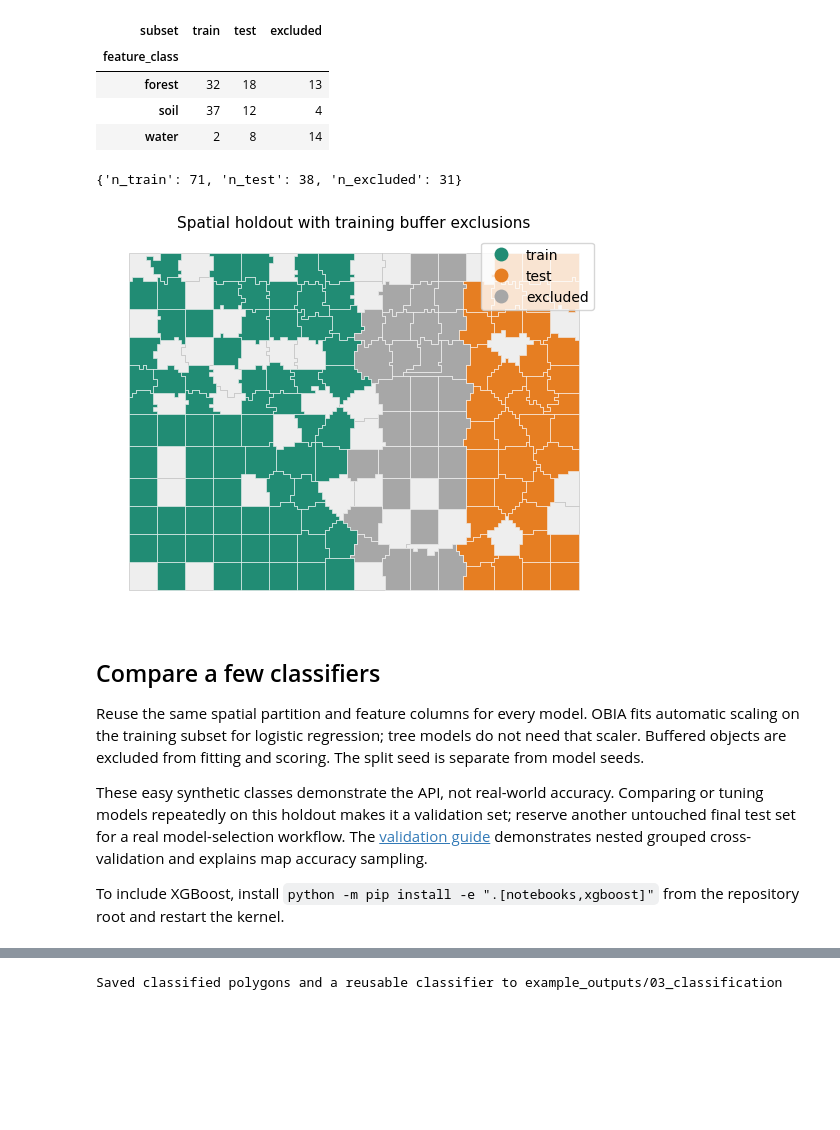
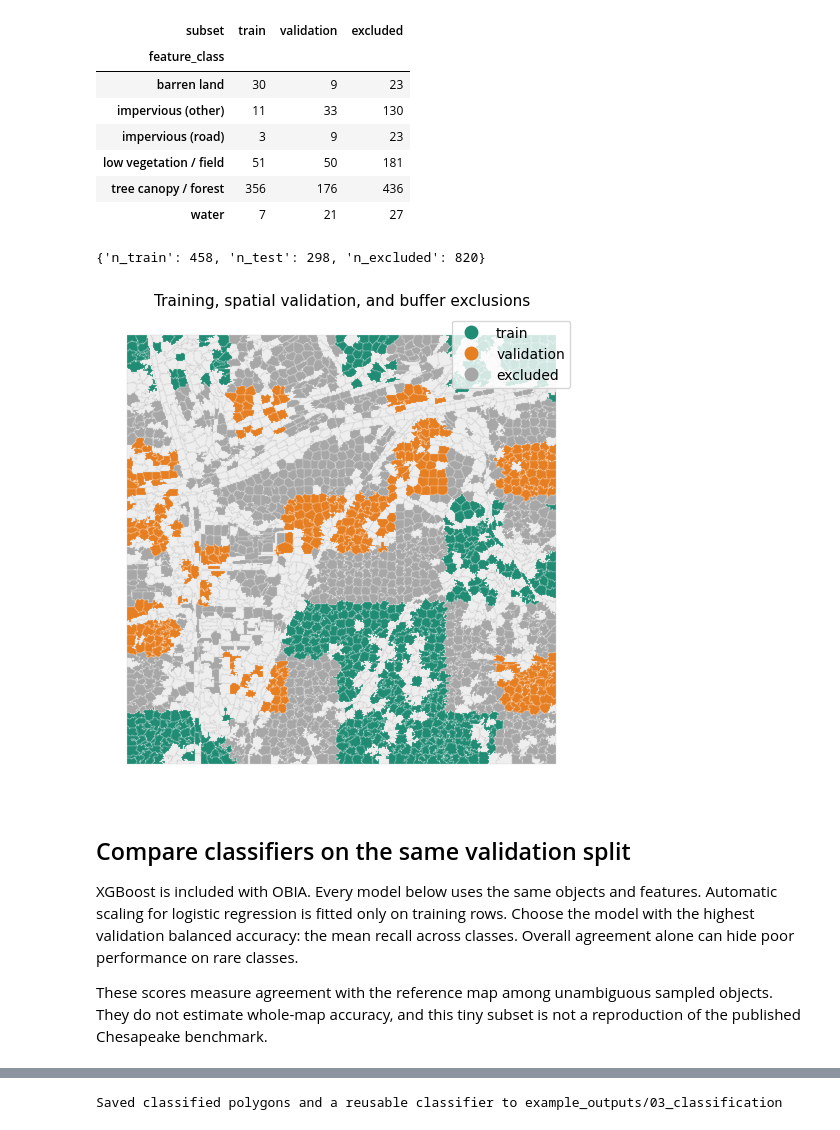
Before and after one commit to iosefa/obia, a Jupyter notebook: docs/examples/03_classification.ipynb, the cells around one changed output, grey strips where cells are left out. Drawn from its saved outputs; the diff is of its cells as text; code cells hidden in the pictures; blank space fills up the shorter version.

```diff
--- a/docs/examples/03_classification.ipynb
+++ b/docs/examples/03_classification.ipynb
@@ -90,12 +98,15 @@ codes, and previous predictions are not included as predictors.
 # %%
-polygons = create_segments(
-    image, segmentation_bands=[0, 1, 2, 3], method="slic",
-    n_segments=200, compactness=0.2, sigma=0.6, convert2lab=False,
-)
-objects = extract_features(
-    polygons, image, bands=[0, 1, 2, 3], spectral=("mean", "std"), percentiles=(),
-    indices={"normalized_difference": (3, 0)}, shape=("area", "circularity"),
-)
+def measure_objects(image):
+    polygons = create_segments(
+        image, segmentation_bands=[0, 1, 2, 3], method="slic",
+        n_segments=2500, compactness=0.3, sigma=0.6, convert2lab=False,
+    )
+    return extract_features(
+        polygons, image, bands=[0, 1, 2, 3], spectral=("mean", "std"), percentiles=(),
+        indices={"normalized_difference": (3, 0)}, shape=("area", "circularity"),
+    )
+
+objects = measure_objects(image)
 feature_columns = [
     "b0_mean", "b1_mean", "b2_mean", "b3_mean", "b0_std", "b3_std",
     "index_normalized_difference_b3_b0_mean", "shape_area", "shape_circularity",
@@ -170,45 +175,46 @@ with references to Roberts et al. (2017) and Wadoux et al. (2021).
 # %%
 partition = split_objects(
-    training, method="spatial", block_size=64, block_origin=(500_000, 2_200_000),
-    buffer_distance=2, test_size=0.25, random_state=42,
+    training, method="spatial", block_size=128, buffer_distance=10,
+    test_size=0.2, random_state=42,
 )
-display(partition.class_counts)
+display(partition.class_counts.rename(columns={"test": "validation"}))
 print({key: partition.metadata[key] for key in ("n_train", "n_test", "n_excluded")})
 
-fig, ax = plt.subplots(figsize=(6, 4), layout="constrained")
-objects.plot(ax=ax, color="#eeeeee", edgecolor="#bbbbbb", linewidth=0.4)
-partition.assignments.plot(
-    ax=ax, column="subset", categorical=True, categories=["train", "test", "excluded"],
+fig, ax = plt.subplots(figsize=(6, 5), layout="constrained")
+objects.plot(ax=ax, color="#eeeeee", edgecolor="#bbbbbb", linewidth=0.15)
+assignments = partition.assignments.assign(
+    subset=partition.assignments.subset.replace({"test": "validation"}),
+)
+assignments.plot(
+    ax=ax, column="subset", categorical=True, categories=["train", "validation", "excluded"],
     cmap=ListedColormap(["#218c74", "#e67e22", "#a7a7a7"]), legend=True,
-    edgecolor="white", linewidth=0.4,
+    edgecolor="white", linewidth=0.15,
 )
-ax.set_title("Spatial holdout with training buffer exclusions")
+ax.set_title("Training, spatial validation, and buffer exclusions")
 ax.set_axis_off()
 plt.show()
 partition.assignments.to_file(output_dir / "validation_split.gpkg", driver="GPKG")
 # %% [output]
-| subset | train | test | excluded |
+| subset | train | validation | excluded |
 | feature_class |  |  |  |
-| forest | 32 | 18 | 13 |
-| soil | 37 | 12 | 4 |
-| water | 2 | 8 | 14 |
+| barren land | 30 | 9 | 23 |
+| impervious (other) | 11 | 33 | 130 |
+| impervious (road) | 3 | 9 | 23 |
+| low vegetation / field | 51 | 50 | 181 |
+| tree canopy / forest | 356 | 176 | 436 |
+| water | 7 | 21 | 27 |
-{'n_train': 71, 'n_test': 38, 'n_excluded': 31}
+{'n_train': 458, 'n_test': 298, 'n_excluded': 820}
-[figure, old version]
+[figure, new version]
 # %% [markdown]
-## Compare a few classifiers
+## Compare classifiers on the same validation split
 
-Reuse the same spatial partition and feature columns for every model. OBIA fits
-automatic scaling on the training subset for logistic regression; tree models
-do not need that scaler. Buffered objects are excluded from fitting and scoring.
-The split seed is separate from model seeds.
+XGBoost is included with OBIA. Every model below uses the same objects and features.
+Automatic scaling for logistic regression is fitted only on training rows.
+Choose the model with the highest validation balanced accuracy: the mean recall
+across classes. Overall agreement alone can hide poor performance on rare classes.
 
-These easy synthetic classes demonstrate the API, not real-world accuracy.
-Comparing or tuning models repeatedly on this holdout makes it a validation set;
-reserve another untouched final test set for a real model-selection workflow.
-The [validation guide](https://obia.sefa.ai/usage/validation/) demonstrates
-nested grouped cross-validation and explains map accuracy sampling.
-
-To include XGBoost, install `python -m pip install -e ".[notebooks,xgboost]"`
-from the repository root and restart the kernel.
+These scores measure agreement with the reference map among unambiguous sampled
+objects. They do not estimate whole-map accuracy, and this tiny subset is not a
+reproduction of the published Chesapeake benchmark.
 # %%
 methods = {
```
Also changed, not shown: parts of 18 cells of this notebook, 36 other files.
